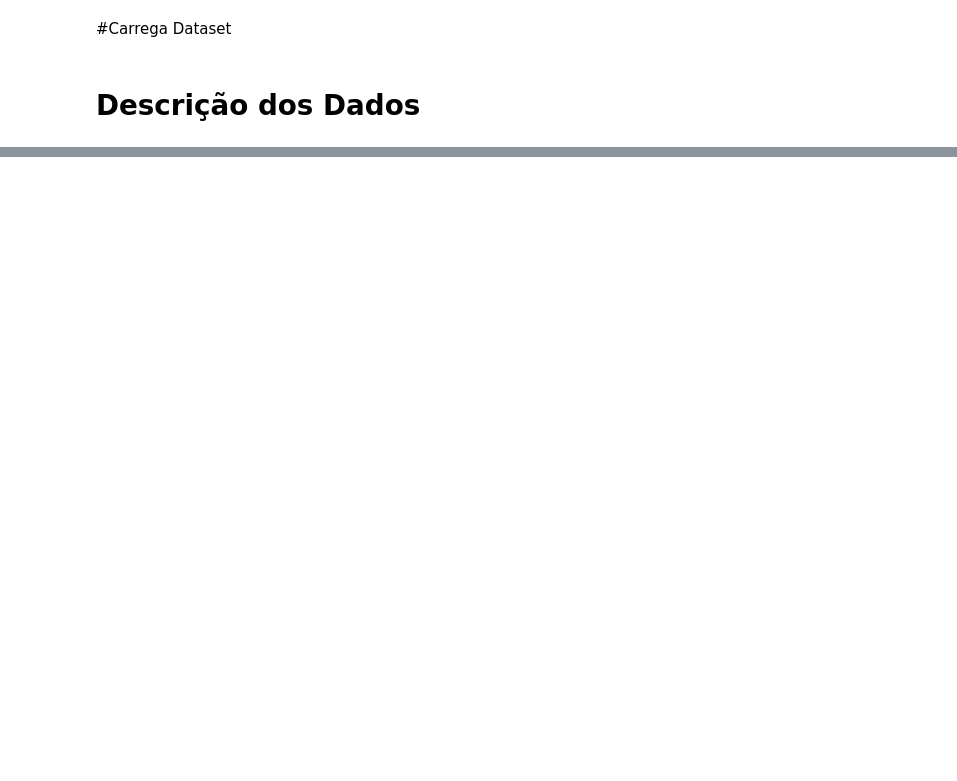
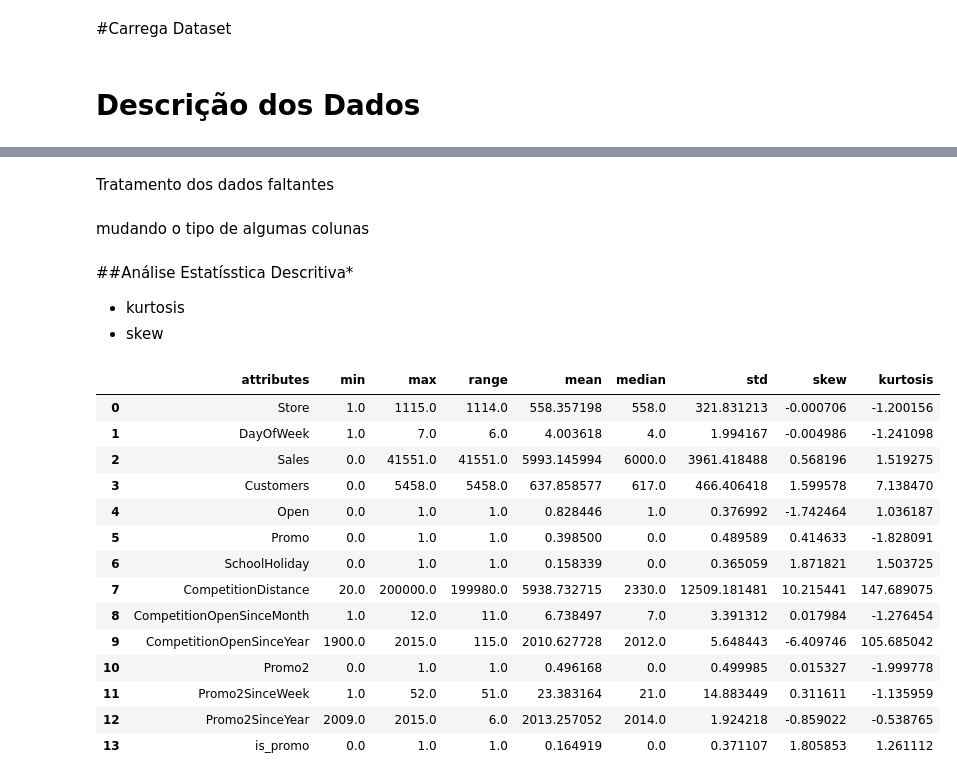
Before and after one commit to tuanymariiah/projeto_rossmam, a Jupyter notebook: Projeto_Rossmam.ipynb, the cells around one changed output, grey strips where cells are left out. Cells and saved outputs as stored; diff of their text form; code cells hidden in the pictures; blank space fills up the shorter version.

```diff
--- a/Projeto_Rossmam.ipynb
+++ b/Projeto_Rossmam.ipynb
@@ -14,0 +87,2 @@ data = read_csv(base, low_memory=False)
+# %% [markdown]
+Tratamento dos dados faltantes
@@ -14,0 +107,2 @@ data = read_csv(base, low_memory=False)
+# %% [markdown]
+mudando o tipo de algumas colunas
@@ -14,0 +115,39 @@ data = read_csv(base, low_memory=False)
+# %% [markdown]
+##Análise Estatísstica Descritiva*
+
+- kurtosis
+- skew
+# %%
+num_attributes = df1.select_dtypes( include=['int64', 'float64'] )
+cat_attributes = df1.select_dtypes( exclude=['int64', 'float64','datetime64[ns]'] )
+
+# Central Tendency - mean, meadina
+ct1 = pd.DataFrame( num_attributes.apply( np.mean ) ).T
+ct2 = pd.DataFrame( num_attributes.apply( np.median ) ).T
+# dispersion - std, min, max, range, skew, kurtosis
+d1 = pd.DataFrame( num_attributes.apply( np.std ) ).T
+d2 = pd.DataFrame( num_attributes.apply( min ) ).T
+d3 = pd.DataFrame( num_attributes.apply( max ) ).T
+d4 = pd.DataFrame( num_attributes.apply( lambda x: x.max() - x.min() ) ).T
+d5 = pd.DataFrame( num_attributes.apply( lambda x: x.skew() ) ).T
+d6 = pd.DataFrame( num_attributes.apply( lambda x: x.kurtosis() ) ).T
+
+m = pd.concat( [d2, d3, d4, ct1, ct2, d1, d5, d6] ).T.reset_index()
+m.columns = ['attributes', 'min', 'max', 'range', 'mean', 'median', 'std','skew', 'kurtosis']
+m
+# %% [output]
+|  | attributes | min | max | range | mean | median | std | skew | kurtosis |
+| 0 | Store | 1.0 | 1115.0 | 1114.0 | 558.357198 | 558.0 | 321.831213 | -0.000706 | -1.200156 |
+| 1 | DayOfWeek | 1.0 | 7.0 | 6.0 | 4.003618 | 4.0 | 1.994167 | -0.004986 | -1.241098 |
+| 2 | Sales | 0.0 | 41551.0 | 41551.0 | 5993.145994 | 6000.0 | 3961.418488 | 0.568196 | 1.519275 |
+| 3 | Customers | 0.0 | 5458.0 | 5458.0 | 637.858577 | 617.0 | 466.406418 | 1.599578 | 7.138470 |
+| 4 | Open | 0.0 | 1.0 | 1.0 | 0.828446 | 1.0 | 0.376992 | -1.742464 | 1.036187 |
+| 5 | Promo | 0.0 | 1.0 | 1.0 | 0.398500 | 0.0 | 0.489589 | 0.414633 | -1.828091 |
+| 6 | SchoolHoliday | 0.0 | 1.0 | 1.0 | 0.158339 | 0.0 | 0.365059 | 1.871821 | 1.503725 |
+| 7 | CompetitionDistance | 20.0 | 200000.0 | 199980.0 | 5938.732715 | 2330.0 | 12509.181481 | 10.215441 | 147.689075 |
+| 8 | CompetitionOpenSinceMonth | 1.0 | 12.0 | 11.0 | 6.738497 | 7.0 | 3.391312 | 0.017984 | -1.276454 |
+| 9 | CompetitionOpenSinceYear | 1900.0 | 2015.0 | 115.0 | 2010.627728 | 2012.0 | 5.648443 | -6.409746 | 105.685042 |
+| 10 | Promo2 | 0.0 | 1.0 | 1.0 | 0.496168 | 0.0 | 0.499985 | 0.015327 | -1.999778 |
+| 11 | Promo2SinceWeek | 1.0 | 52.0 | 51.0 | 23.383164 | 21.0 | 14.883449 | 0.311611 | -1.135959 |
+| 12 | Promo2SinceYear | 2009.0 | 2015.0 | 6.0 | 2013.257052 | 2014.0 | 1.924218 | -0.859022 | -0.538765 |
+| 13 | is_promo | 0.0 | 1.0 | 1.0 | 0.164919 | 0.0 | 0.371107 | 1.805853 | 1.261112 |
```
Also changed, not shown: parts of 23 cells of this notebook.
